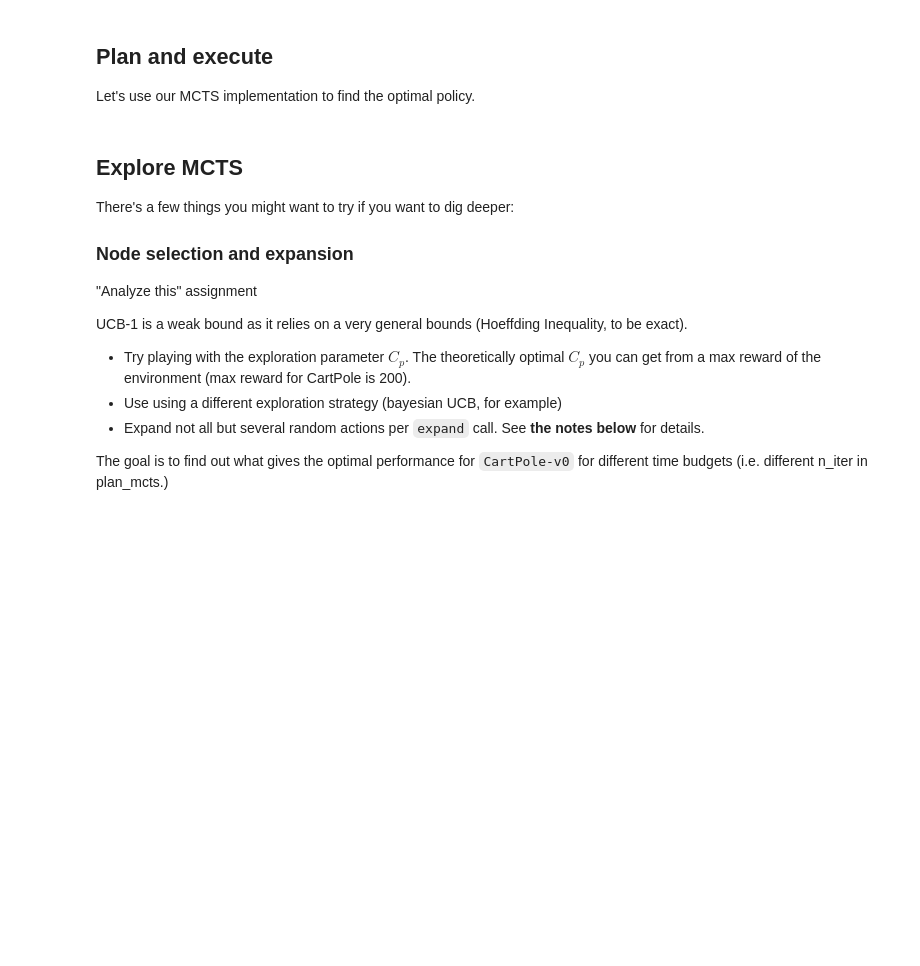
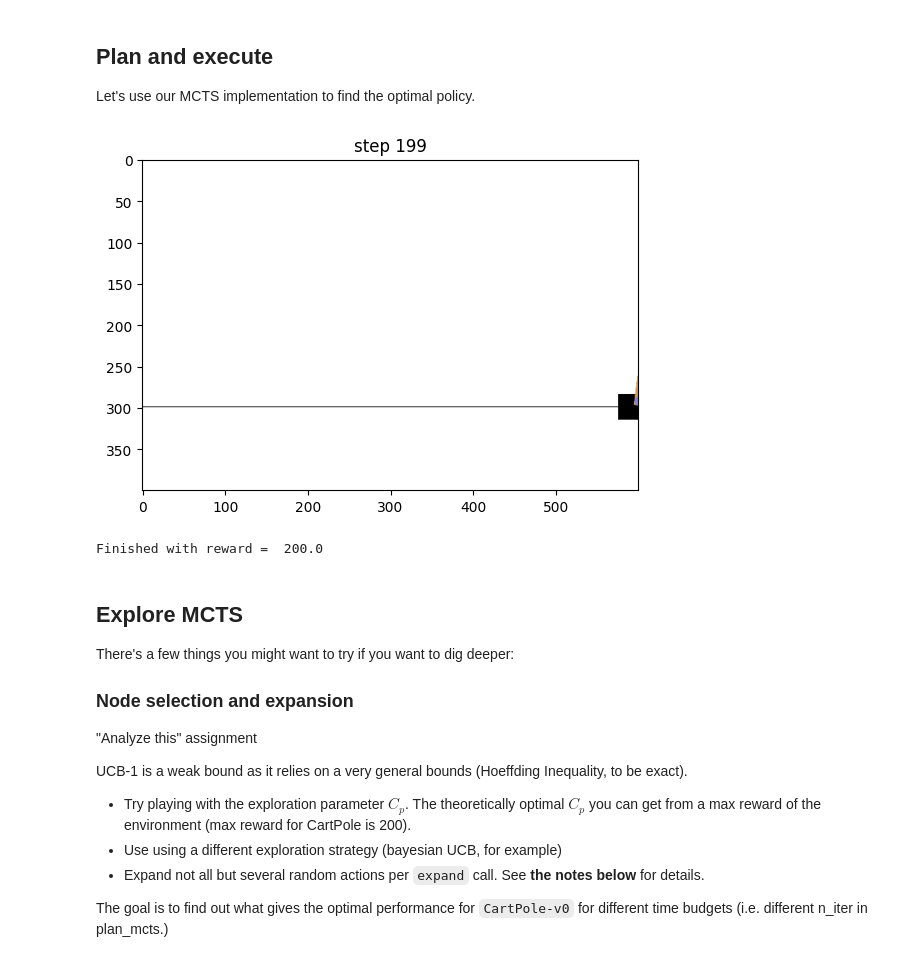
Before and after one commit to dmitrySorokin/aimasters_2025, a Jupyter notebook: seminar_10/seminar_MCTS.ipynb, the cells around one changed output. Drawn from its saved outputs; the diff is of its cells as text; code cells hidden in the pictures; blank space fills up the shorter version.

```diff
--- a/seminar_10/seminar_MCTS.ipynb
+++ b/seminar_10/seminar_MCTS.ipynb
@@ -154,14 +152,18 @@ class WithSnapshots(gym.Wrapper):
         Note that is_done = terminated or truncated
         """
 
-        <YOUR CODE: load, commit, take snapshot>
+        #<YOUR CODE: load, commit, take snapshot>
+        self.load_snapshot(snapshot)
+        obs, rew, term, trank, info = self.env.step(action)
+        snap = self.get_snapshot()
+
 
         return ActionResult(
-            <YOUR CODE: next_snapshot>,  # fill in the variables
-            <YOUR CODE: next_observation>,
-            <YOUR CODE: reward>,
-            <YOUR CODE: is_done>,
-            <YOUR CODE: info>,
+            snap,  # fill in the variables
+            obs,
+            rew,
+            term or trank,
+            info,
         )
 # %% [markdown]
 ### Try out snapshots:
@@ -275,7 +287,7 @@ class Node:
         # hint: you can use self.parent.times_visited for N times node was considered,
         # and self.times_visited for n times it was visited
 
-        U = <YOUR CODE>
+        U = np.sqrt(2 * np.log(self.parent.times_visited) / self.times_visited)
 
         return self.get_qvalue_estimate() + scale * U
 
@@ -293,7 +305,7 @@ class Node:
 
         # Select the child node with the highest UCB score. You might want to implement some heuristics
         # to break ties in a smart way, although CartPole should work just fine without them.
-        best_child = <YOUR CODE>
+        best_child = max(children, key=Node.ucb_score) #<YOUR CODE>
 
         return best_child.select_best_leaf()
 
@@ -328,8 +340,14 @@ class Node:
         env.load_snapshot(self.snapshot)
         obs = self.observation
         is_done = self.is_done
+        rollout_reward = self.immediate_reward
 
-        <YOUR CODE: perform rollout and compute reward>
+        #<YOUR CODE: perform rollout and compute reward>
+        for t in range(t_max):
+            if is_done:
+                break
+            snap, obs, rew, is_done, info = env.step(env.action_space.sample())
+            rollout_reward += rew
 
         return rollout_reward
 
@@ -393,7 +411,7 @@ def plan_mcts(root, n_iters=10):
     :param n_iters: how many select-expand-simulate-propagete loops to make
     """
     for _ in range(n_iters):
-        node = <YOUR CODE: select best leaf>
+        node = root.select_best_leaf() #<YOUR CODE: select best leaf>
 
         if node.is_done:
             # All rollouts from a terminal node are empty, and thus have 0 reward.
@@ -403,7 +421,10 @@ def plan_mcts(root, n_iters=10):
             # Note that here you have some leeway in choosing where to propagate from.
             # Any reasonable choice should work.
 
-            <YOUR CODE>
+            #<YOUR CODE>
+            best_leaf = node.expand()
+            ret = best_leaf.rollout()
+            node.propagate(ret)
 # %% [markdown]
 ## Plan and execute
 
@@ -430,35 +451,39 @@ test_env = loads(root_snapshot)  # env used to show progress
 for i in count():
 
     # get best child
-    best_child = <YOUR CODE: select child with the highest mean reward>
+    best_child = max(root.children, key=Node.get_qvalue_estimate)#<YOUR CODE: select child with the highest mean reward>
 
     # take action
     s, r, terminated, truncated, _ = test_env.step(best_child.action)
 
     # show image
     clear_output(True)
     plt.title("step %i" % i)
     plt.imshow(test_env.render())
     plt.show()
 
     total_reward += r
     if terminated or truncated:
         print("Finished with reward = ", total_reward)
         break
 
     # discard unrealized part of the tree [because not every child matters :(]
     for child in root.children:
         if child != best_child:
             child.safe_delete()
 
     # declare best child a new root
     root = Root.from_node(best_child)
 
     assert not root.is_leaf(), \
         "We ran out of tree! Need more planning! Try growing the tree right inside the loop."
 
     # You may want to run more planning here
     # <YOUR CODE>
+    plan_mcts(root, n_iters=20)
+# %% [output]
+[figure, added]
+Finished with reward =  200.0
 # %% [markdown]
 ## Explore MCTS
 
```
Also changed, not shown: parts of 4 cells of this notebook.
